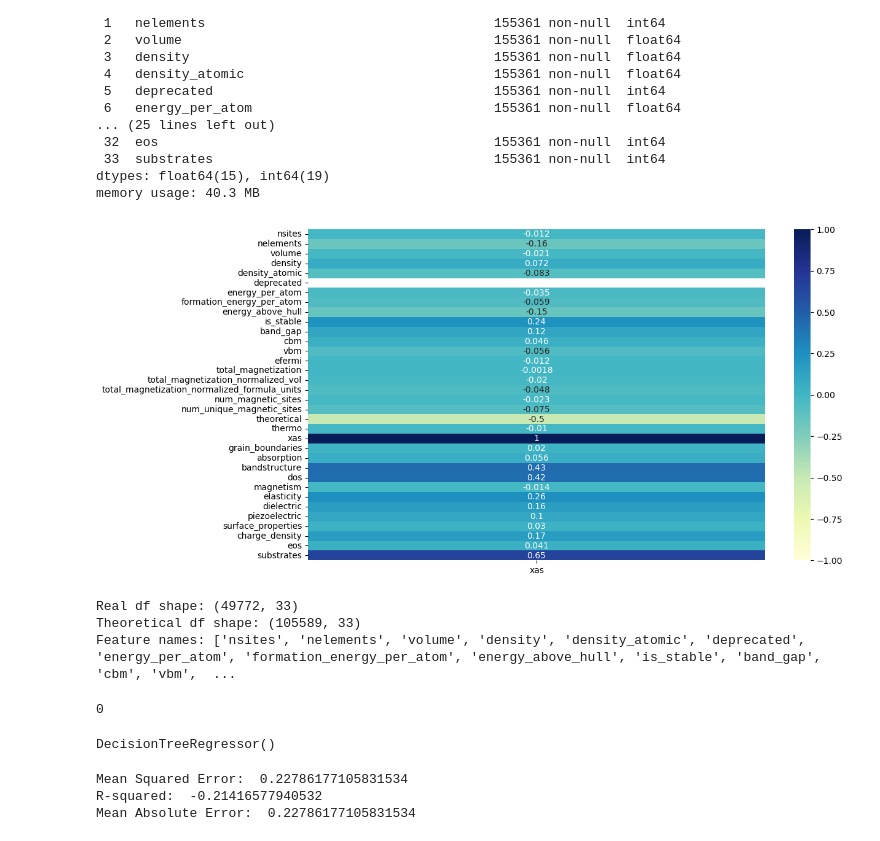
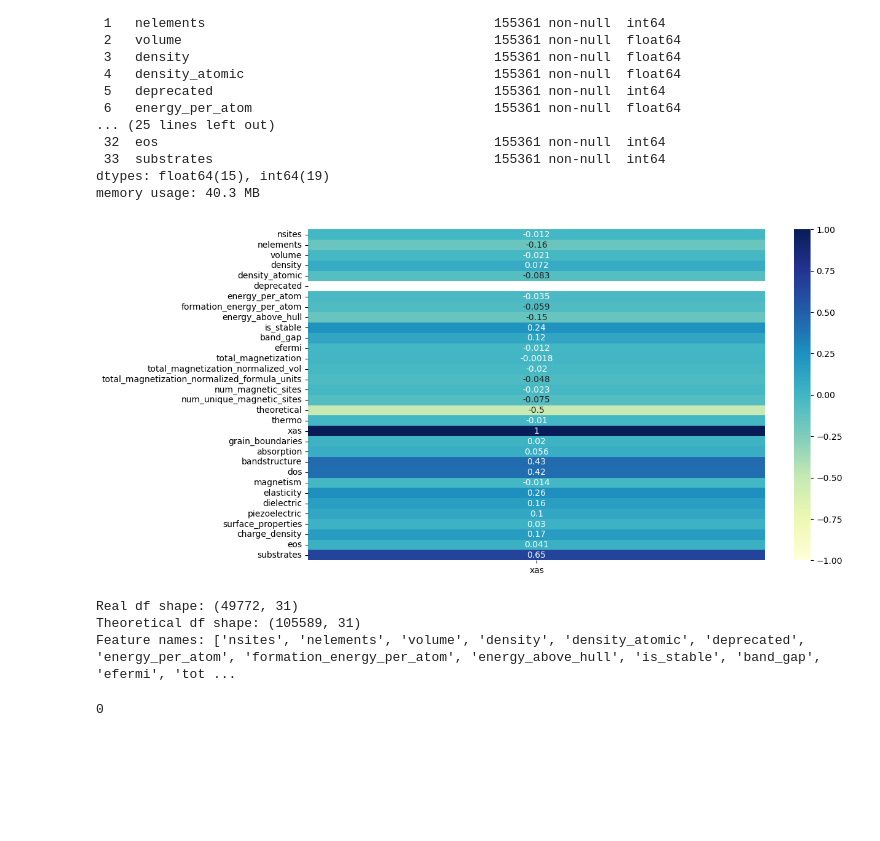
Before and after one commit to C-Wirth/COS-472-Project-Team-Rinder-, a Jupyter notebook: ipynb_files/8_Model_xas.ipynb, the cells around one changed output. Cells and saved outputs as stored; diff of their text form; code cells hidden in the pictures; blank space fills up the shorter version.

```diff
--- a/ipynb_files/8_Model_xas.ipynb
+++ b/ipynb_files/8_Model_xas.ipynb
@@ -32,16 +32,18 @@ dtypes: float64(15), int64(19)
 memory usage: 40.3 MB
 # %%
 numerical_df = df.select_dtypes(include=['float64', 'int64'])
+numerical_df.drop(columns=["cbm", "vbm"], inplace=True)#drop null values
+
 
 plt.figure(figsize=(12, 7))
 corr_matrix = numerical_df.corr()
 
 corr_band_gap = corr_matrix[[FEATURE]]
 sns.heatmap(corr_band_gap, annot=True, cmap="YlGnBu", vmin=-1, vmax=1)
 
 plt.show()
 # %% [output]
-[figure, old version]
+[figure, new version]
 # %%
 from sklearn.tree import DecisionTreeRegressor
 
@@ -61,9 +63,9 @@ print("Real df shape:", real_df.shape)
 print("Theoretical df shape:", theoretical_df.shape)
 print("Feature names:", feature_names)
 # %% [output]
-Real df shape: (49772, 33)
-Theoretical df shape: (105589, 33)
-Feature names: ['nsites', 'nelements', 'volume', 'density', 'density_atomic', 'deprecated', 'energy_per_atom', 'formation_energy_per_atom', 'energy_above_hull', 'is_stable', 'band_gap', 'cbm', 'vbm',  ...
+Real df shape: (49772, 31)
+Theoretical df shape: (105589, 31)
+Feature names: ['nsites', 'nelements', 'volume', 'density', 'density_atomic', 'deprecated', 'energy_per_atom', 'formation_energy_per_atom', 'energy_above_hull', 'is_stable', 'band_gap', 'efermi', 'tot ...
 # %%
 print(real_df[FEATURE].isnull().sum())
 # %% [output]
@@ -83,22 +89,0 @@ train_X, test_x, train_y, test_y = train_test_split(X, y, train_size = 0.2, rand
-# %%
-dtr_model = DecisionTreeRegressor()
-dtr_model.fit(train_X, train_y)
-# %% [output]
-DecisionTreeRegressor()
-# %%
-predictions = dtr_model.predict(test_x)
-
-from sklearn.metrics import mean_absolute_error
-mae = mean_absolute_error(test_y, predictions)
-
-# mean squared error (MSE) and R-squared (R2)
-mse = mean_squared_error(test_y, predictions)
-r2 = r2_score(test_y, predictions)
-
-print("Mean Squared Error: ", mse)
-print("R-squared: ", r2)
-print("Mean Absolute Error: ", mae)
-# %% [output]
-Mean Squared Error:  0.22786177105831534
-R-squared:  -0.21416577940532
-Mean Absolute Error:  0.22786177105831534
```
Also changed, not shown: parts of 12 cells of this notebook, 1 other file.
